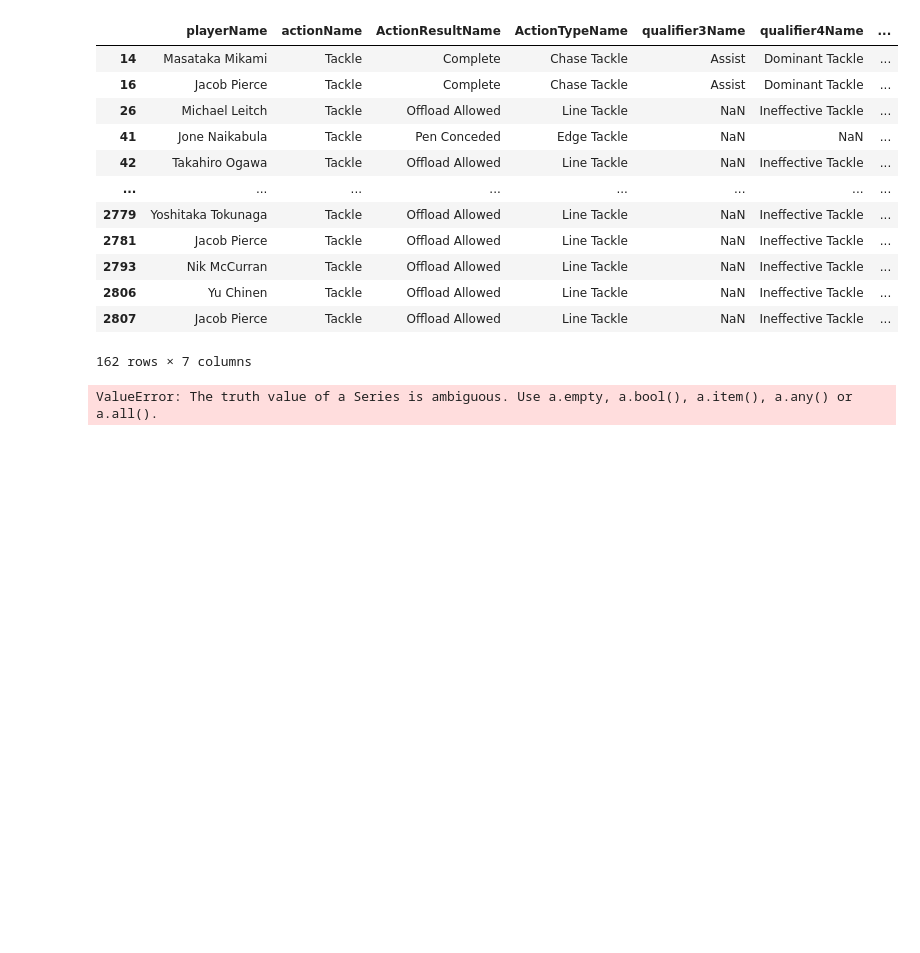
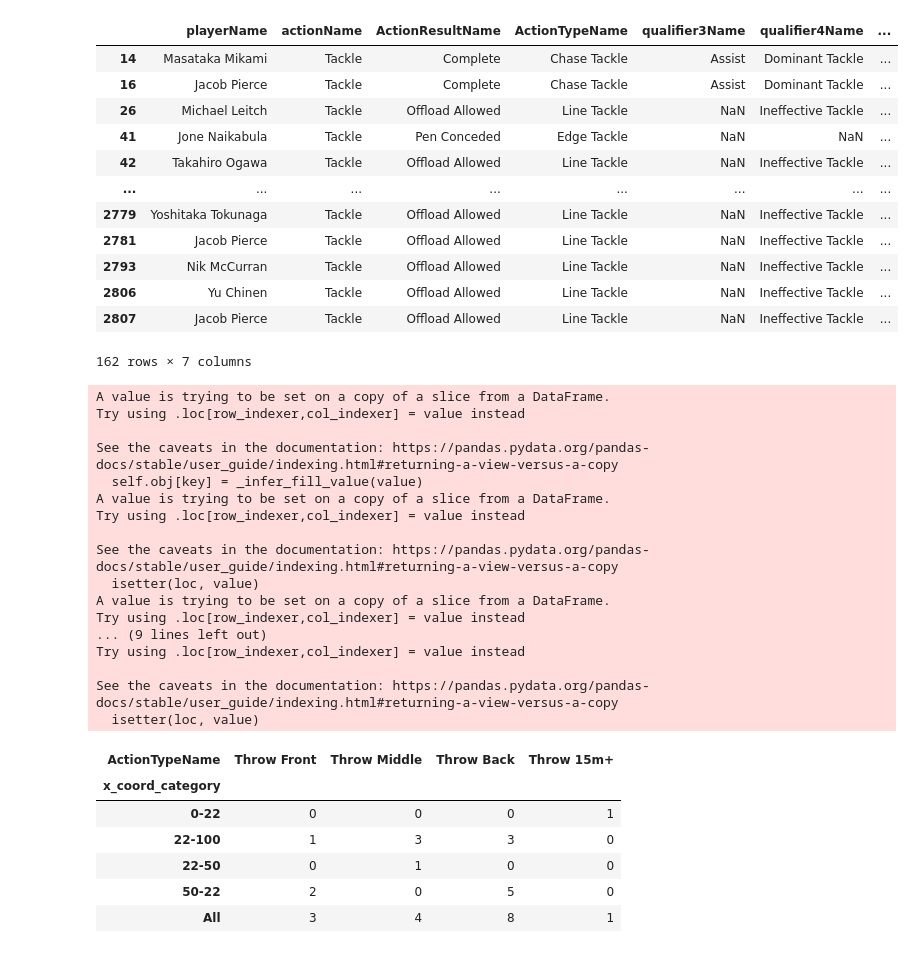
Before and after one commit to Kou-ISK/RugbyHub_Reader, a Jupyter notebook: Rugbyhub_Reader.ipynb, the cells around one changed output. Saved outputs shown, nothing was run; the diff lists cells and outputs as text; code cells hidden in the pictures; blank space fills up the shorter version.

```diff
--- a/Rugbyhub_Reader.ipynb
+++ b/Rugbyhub_Reader.ipynb
@@ -143,21 +143,47 @@ dfaction[['playerName','actionName','ActionResultName','ActionTypeName','qualifi
 # %%
 #TODO エリアごとにラインアウトを整理する
 df = df.loc[(df['teamName'] == TEAMNAME)]
 
-dfaction = df.loc[df['actionName'] == 'Lineout Catch']
+dfaction = df.loc[df['actionName'] == 'Lineout Throw']
 
-areas = ['0-22', '22-50','50-22','22-100']
+areas = ['0-22','22-50','50-22','22-100']
 Metres_for_area = [0,22,50,73,100]
 
 for i in range(len(areas)):
-    dfaction = dfaction.loc[dfaction['Metres'] <= Metres_for_area[i+1] & dfaction['Metres'] >= Metres_for_area[i]]
-    b = pd.crosstab([dfaction['qualifier3Name'],dfaction['ActionResultName']],dfaction['ActionTypeName'],margins=True)
-b
+    dfaction2 = dfaction.loc[(dfaction['x_coord'] < Metres_for_area[i+1]) & (dfaction['x_coord'] > Metres_for_area[i]), 'x_coord_category'] = areas[i]
+
+a = pd.crosstab(dfaction['x_coord_category'],dfaction['ActionTypeName'],margins=True)
+a = a.reindex(columns=['Throw Front', 'Throw Middle', 'Throw Back', 'Throw 15m+'])
+a
+
 #     b = b.reindex(columns=['Throw Front', 'Throw Middle', 'Throw Back', 'Throw 15m+'])
 
 #     plt.gcf().subplots_adjust(wspace=4)
 #     sns.heatmap(b,cmap='Blues', annot=True,annot_kws={'size':20})
 #     plt.show()
 #     plt.clf()
 # %% [output]
-ValueError: The truth value of a Series is ambiguous. Use a.empty, a.bool(), a.item(), a.any() or a.all().
+A value is trying to be set on a copy of a slice from a DataFrame.
+Try using .loc[row_indexer,col_indexer] = value instead
+
+See the caveats in the documentation: https://pandas.pydata.org/pandas-docs/stable/user_guide/indexing.html#returning-a-view-versus-a-copy
+  self.obj[key] = _infer_fill_value(value)
+A value is trying to be set on a copy of a slice from a DataFrame.
+Try using .loc[row_indexer,col_indexer] = value instead
+
+See the caveats in the documentation: https://pandas.pydata.org/pandas-docs/stable/user_guide/indexing.html#returning-a-view-versus-a-copy
+  isetter(loc, value)
+A value is trying to be set on a copy of a slice from a DataFrame.
+Try using .loc[row_indexer,col_indexer] = value instead
+... (9 lines left out)
+Try using .loc[row_indexer,col_indexer] = value instead
+
+See the caveats in the documentation: https://pandas.pydata.org/pandas-docs/stable/user_guide/indexing.html#returning-a-view-versus-a-copy
+  isetter(loc, value)
+| ActionTypeName | Throw Front | Throw Middle | Throw Back | Throw 15m+ |
+| x_coord_category |  |  |  |  |
+| 0-22 | 0 | 0 | 0 | 1 |
+| 22-100 | 1 | 3 | 3 | 0 |
+| 22-50 | 0 | 1 | 0 | 0 |
+| 50-22 | 2 | 0 | 5 | 0 |
+| All | 3 | 4 | 8 | 1 |
```
Also changed, not shown: 1 other file.
